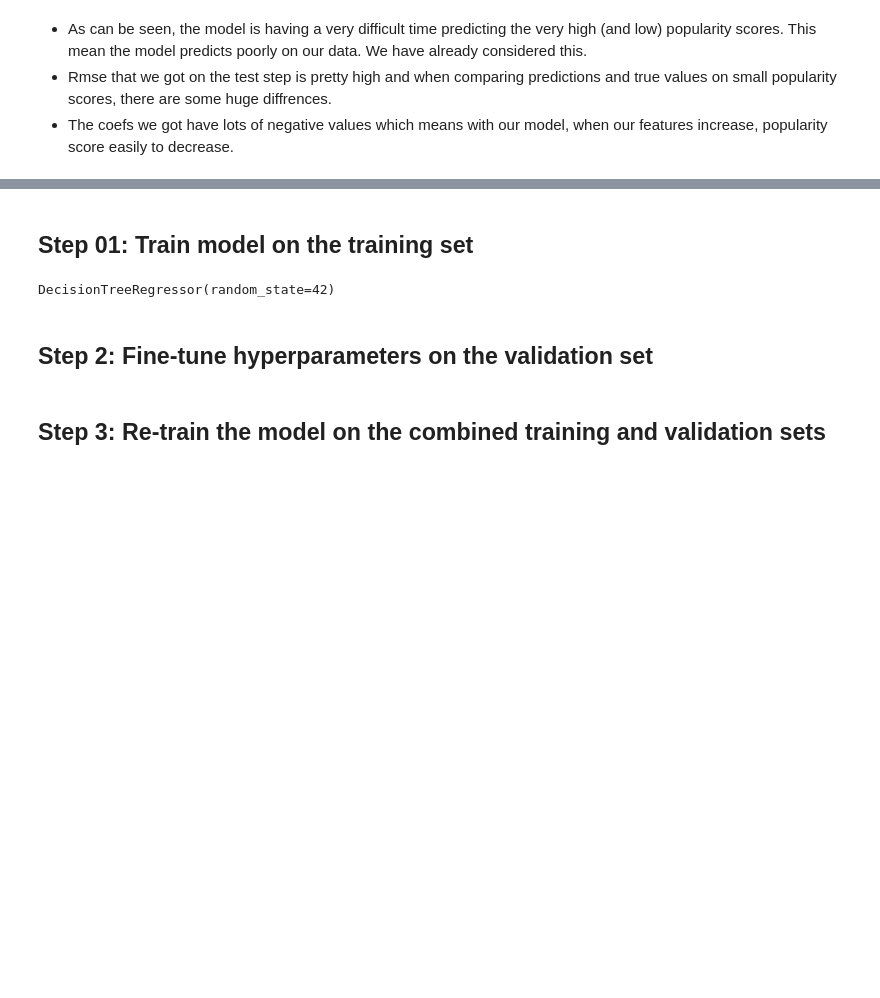
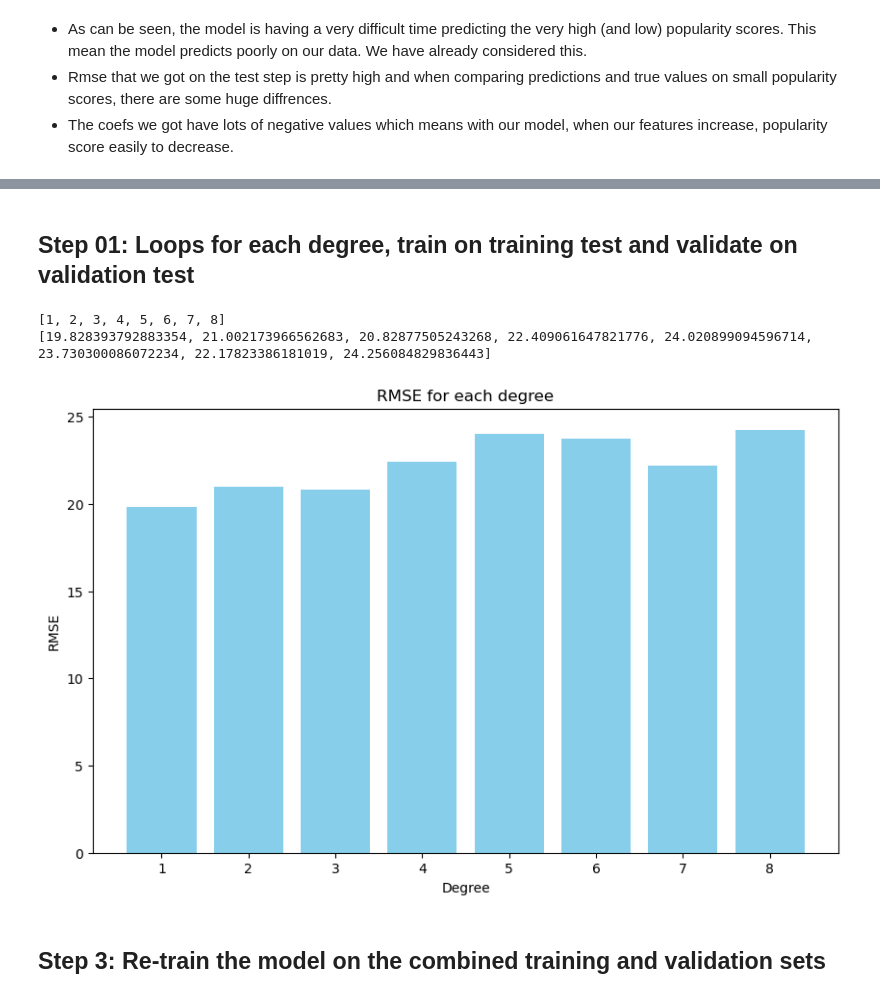
Before and after one commit to danghuynh-bit/youtube_project_DS, a Jupyter notebook: notebooks/4.0_Modelling.ipynb, the cells around one changed output, grey strips where cells are left out. Saved outputs shown, nothing was run; the diff lists cells and outputs as text; code cells hidden in the pictures; blank space fills up the shorter version.

Commit message:
Polynominal Regression

```diff
--- a/notebooks/4.0_Modelling.ipynb
+++ b/notebooks/4.0_Modelling.ipynb
@@ -474,8 +482,25 @@ param_grid = {
+# %%
+# Initialize variables to store the rmse and the degree
+degrees = []
+rmse_degree = []
 # %% [markdown]
-## Step 01: Train model on the training set
+## Step 01: Loops for each degree, train on training test and validate on validation test
 # %%
-model.fit(X_train, y_train)
+# Iterate over different degrees
+for degree in range(1, 9):
+    # Polynomial features
+    poly_features = PolynomialFeatures(degree=degree, include_bias=False)
+    X_poly_train = poly_features.fit_transform(X_train)
+    X_poly_val = poly_features.transform(X_val)
+
+    # Linear regression model
+    lin_reg = LinearRegression()
+    lin_reg.fit(X_poly_train, y_train)
+
+    # Evaluate the model on the validation set
+    y_val_pred = lin_reg.predict(X_poly_val)
+    rmse_val = sqrt(mean_squared_error(y_val, y_val_pred))
+
+    # Append to degrees list and rsme_degree list
+    degrees.append(degree)
+    rmse_degree.append(rmse_val)
-# %% [output]
-DecisionTreeRegressor(random_state=42)
-# %% [markdown]
-## Step 2: Fine-tune hyperparameters on the validation set
@@ -488,3 +507,19 @@ best_params = grid_search.best_params_
+# %%
+print(degrees)
+print(rmse_degree)
+# %% [output]
+[1, 2, 3, 4, 5, 6, 7, 8]
+[19.828393792883354, 21.002173966562683, 20.82877505243268, 22.409061647821776, 24.020899094596714, 23.730300086072234, 22.17823386181019, 24.256084829836443]
+# %%
+# Create a bar chart
+plt.figure(figsize=(10, 6))
+plt.bar(degrees, rmse_degree, color='skyblue')
+plt.xlabel('Degree')
+plt.ylabel('RMSE')
+plt.title('RMSE for each degree')
+plt.show()
+# %% [output]
+[figure, added]
 # %% [markdown]
 ## Step 3: Re-train the model on the combined training and validation sets
 # %%
```
Also changed, not shown: parts of 15 cells of this notebook, 1 other file.
